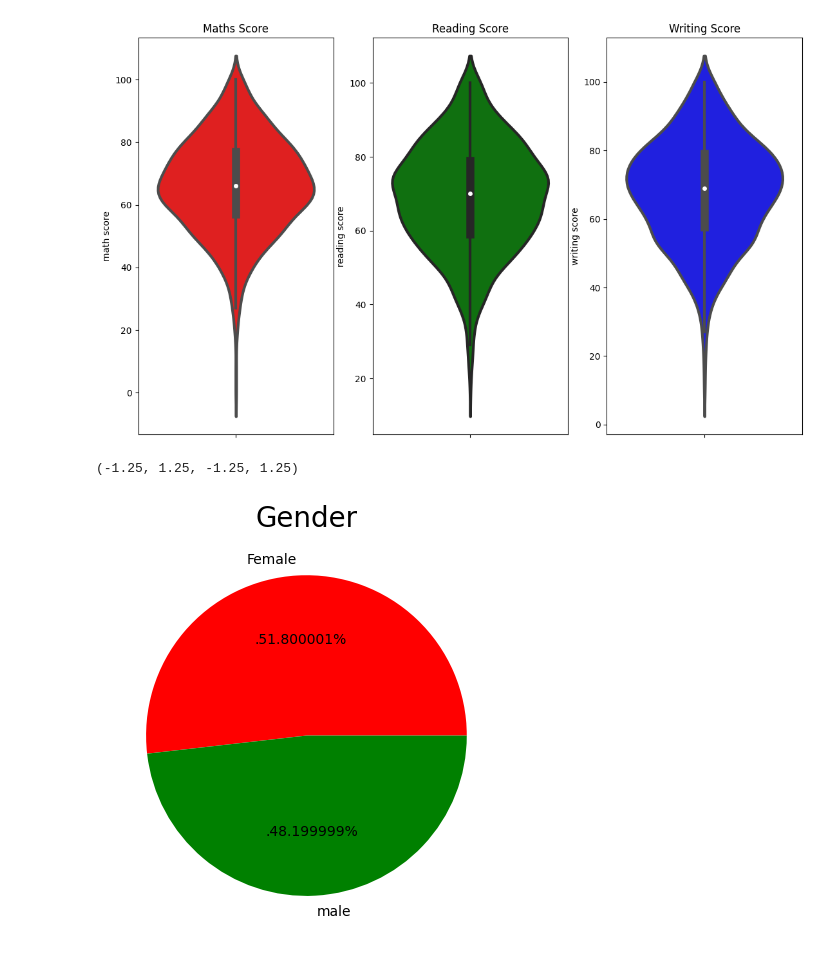
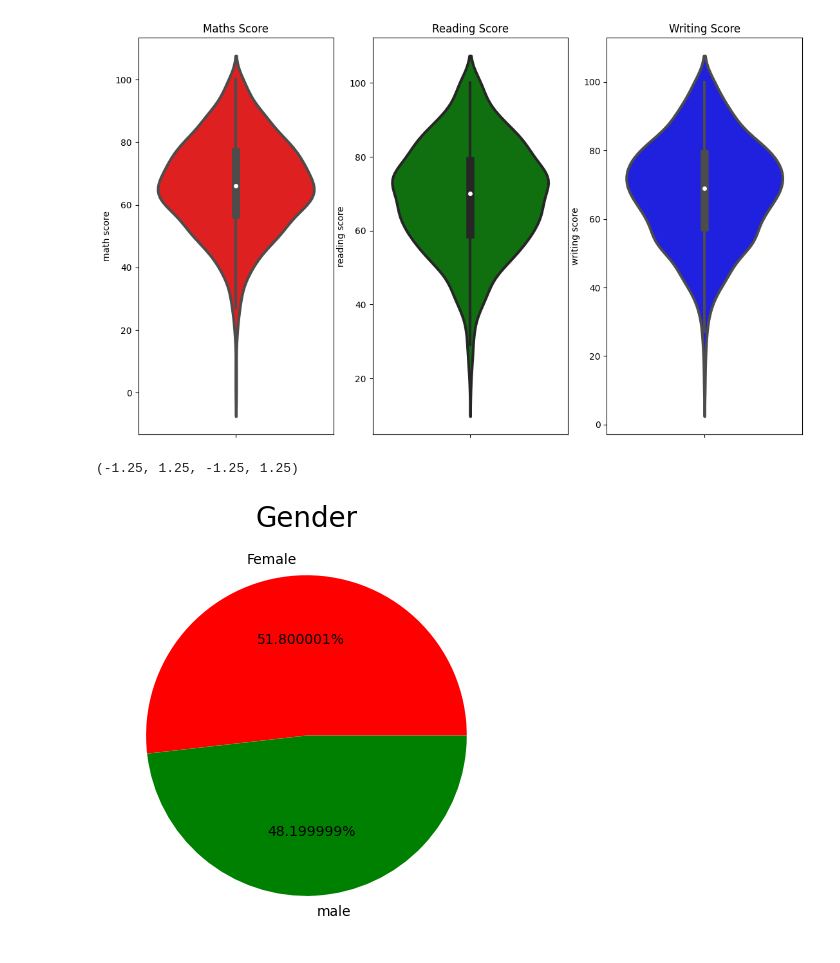
Before and after one commit to ravibalebilalu/mlproject, a Jupyter notebook: notebook/eda_students_performance.ipynb, the cells around one changed output. Saved outputs shown, nothing was run; the diff lists cells and outputs as text; code cells hidden in the pictures.

```diff
--- a/notebook/eda_students_performance.ipynb
+++ b/notebook/eda_students_performance.ipynb
@@ -103,15 +103,15 @@ plt.show()
 # %%
 plt.rcParams["figure.figsize"] = (30,12)
 plt.subplot(1,5,1)
 size = df["gender"].value_counts()
 labels = "Female","male"
 color = ["red","green"]
-plt.pie(size,colors = color,labels = labels,autopct = ".%2f%%")
+plt.pie(size,colors = color,labels = labels,autopct = "%2f%%")
 plt.title("Gender",fontsize = 20)
 plt.axis("off")
 # %% [output]
 (-1.25, 1.25, -1.25, 1.25)
-[figure, old version]
+[figure, new version]
 # %%
 plt.subplot(1,5,2)
 size = df['race/ethnicity'].value_counts()
```
Also changed, not shown: parts of 1 cell of this notebook.
